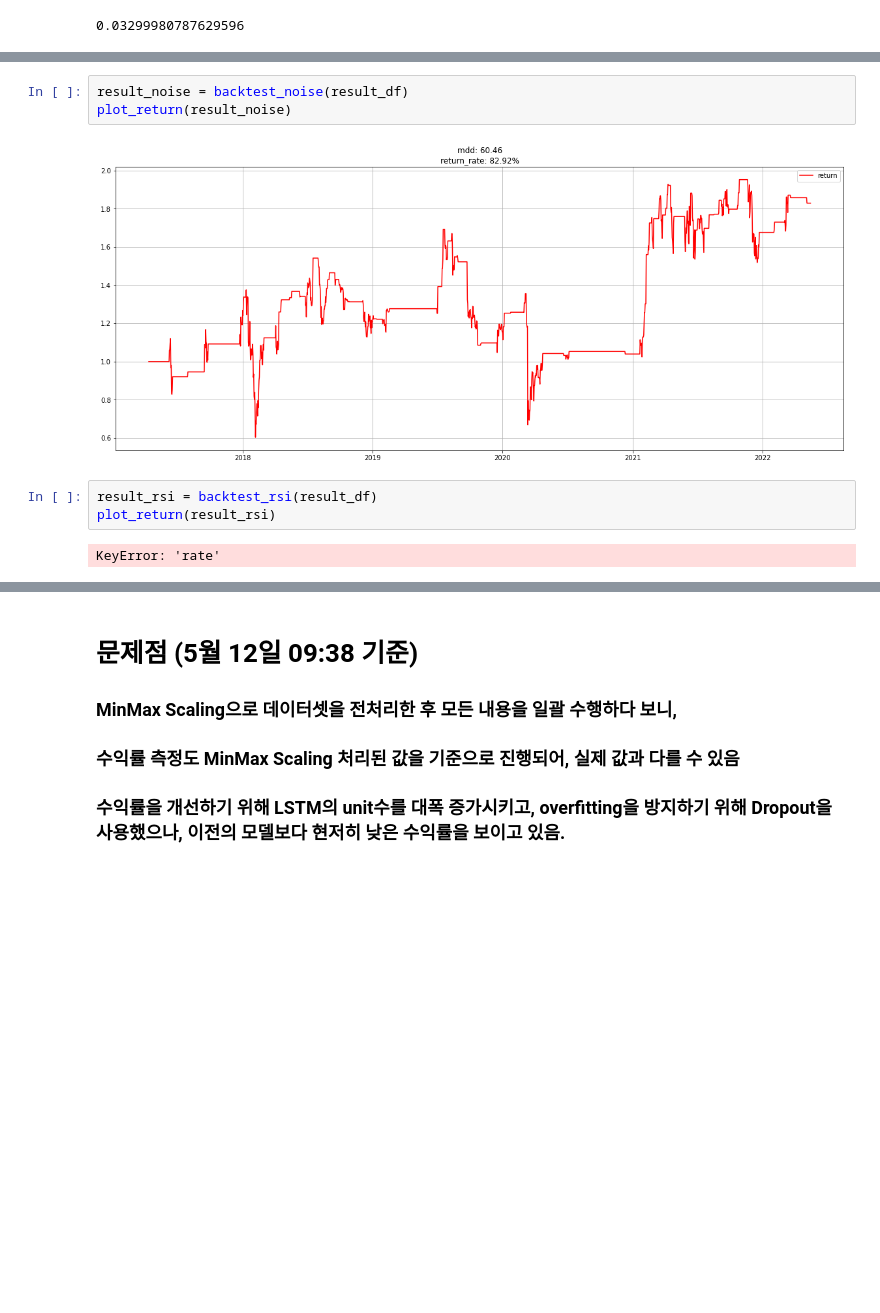
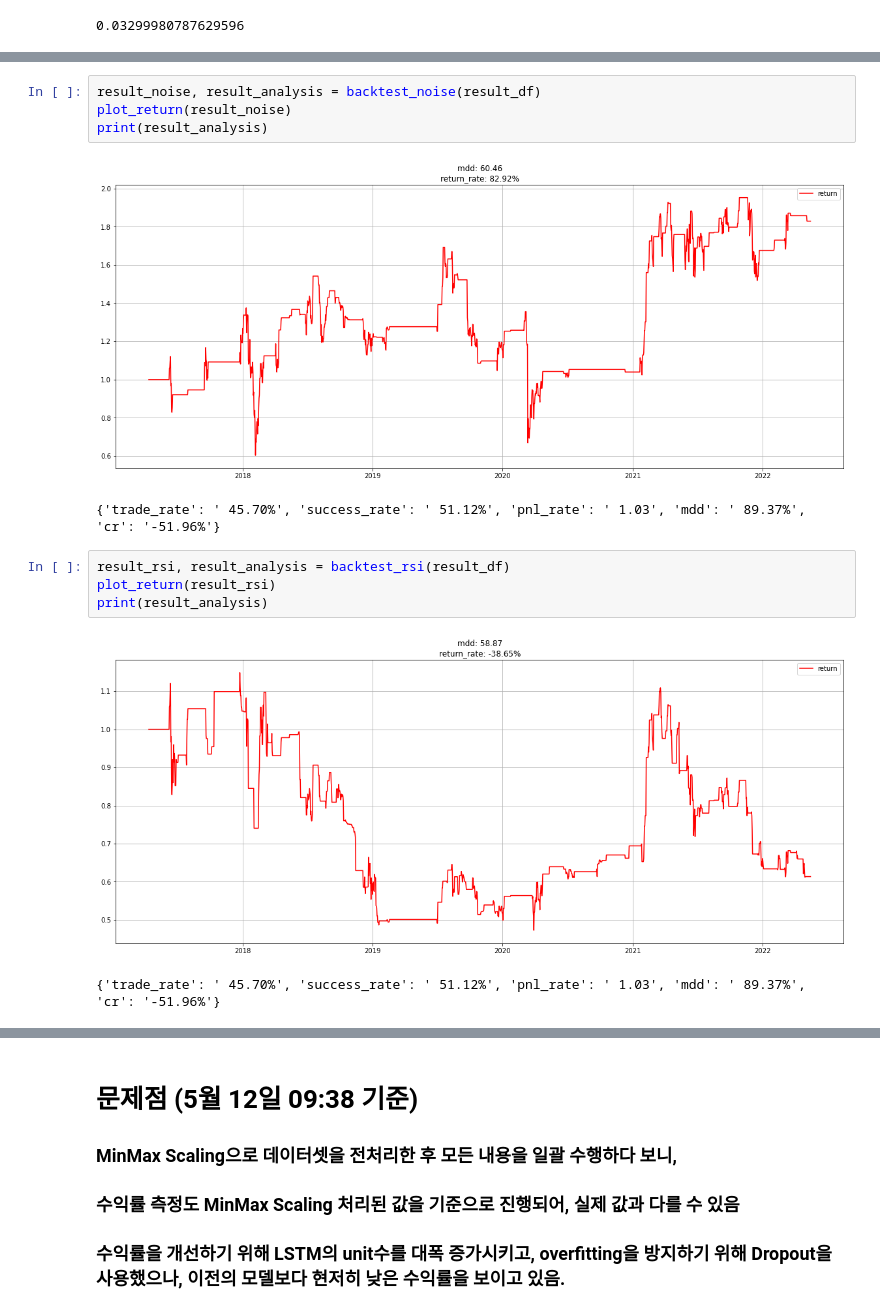
Before and after one commit to happysms/RuleBase-VS-TimeSeries-Algorithm, a Jupyter notebook: LSTM/LSTM_prototype.ipynb, the cells around one changed output, grey strips where cells are left out. Saved outputs shown, nothing was run; the diff lists cells and outputs as text; blank space fills up the shorter version.

Commit message:
apply fixed backtest code

```diff
--- a/LSTM/LSTM_prototype.ipynb
+++ b/LSTM/LSTM_prototype.ipynb
@@ -941,11 +967,15 @@ plot_return(result_ma)
 # %%
-result_noise = backtest_noise(result_df)
+result_noise, result_analysis = backtest_noise(result_df)
 plot_return(result_noise)
+print(result_analysis)
 # %% [output]
 [figure]
+{'trade_rate': ' 45.70%', 'success_rate': ' 51.12%', 'pnl_rate': ' 1.03', 'mdd': ' 89.37%', 'cr': '-51.96%'}
 # %%
-result_rsi = backtest_rsi(result_df)
+result_rsi, result_analysis = backtest_rsi(result_df)
 plot_return(result_rsi)
+print(result_analysis)
 # %% [output]
+[figure, added]
-KeyError: 'rate'
+{'trade_rate': ' 45.70%', 'success_rate': ' 51.12%', 'pnl_rate': ' 1.03', 'mdd': ' 89.37%', 'cr': '-51.96%'}
 # %%
```
Also changed, not shown: parts of 5 cells of this notebook.
